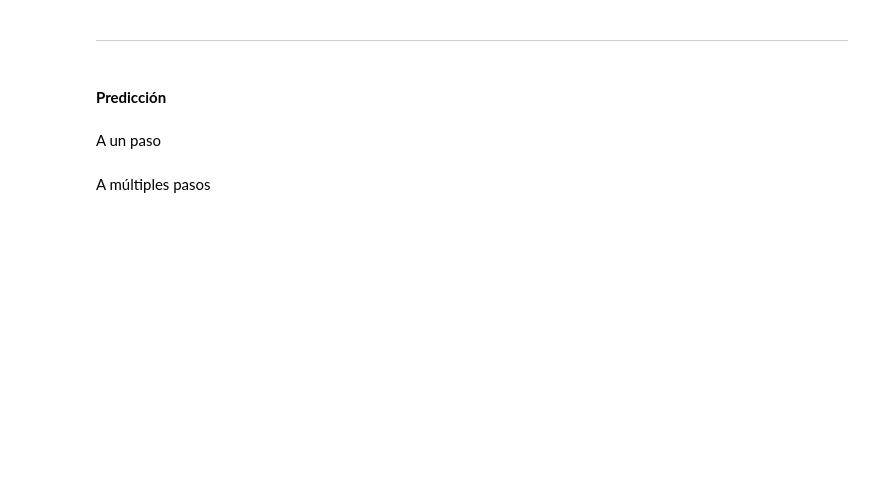
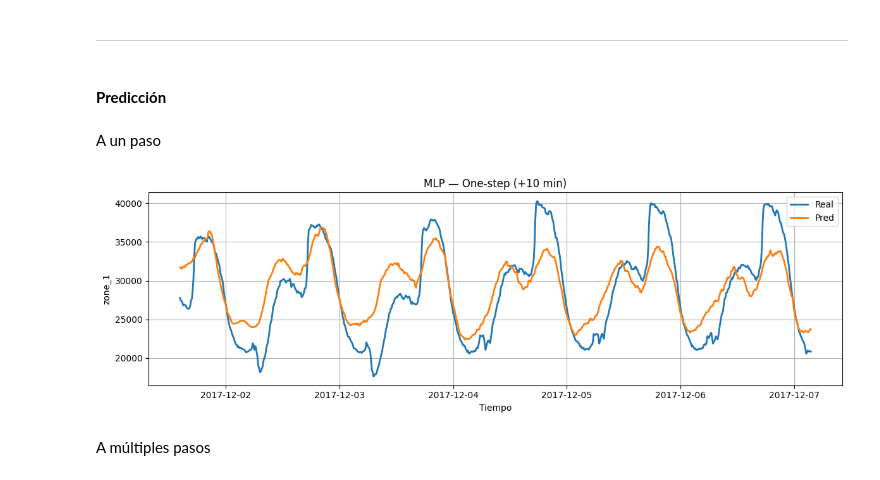
Before and after one commit to DCajiao/Time-series-forecast-of-energy-consumption-in-Tetouan-City, a Jupyter notebook: notebooks/03_MLP_modeling.ipynb, the cells around one changed output. Drawn from its saved outputs; the diff is of its cells as text; code cells hidden in the pictures; blank space fills up the shorter version.

Commit message:
Entrenamiento y Pronóstico del MLP

```diff
--- a/notebooks/03_MLP_modeling.ipynb
+++ b/notebooks/03_MLP_modeling.ipynb
@@ -46,0 +279,15 @@ Warning: total number of rows (52416) exceeds max_rows (20000). Limiting to firs
+# %%
+# Batch alto aprovecha vectorización; ajustar si RAM es limitada.
+
+start = time.time()
+history = mlp.fit(
+    Xtr2, ytr,
+    validation_data=(Xva2, yva),
+    epochs=400,
+    batch_size=1024,
+    verbose=2,
+    callbacks=cbs
+)
+end = time.time()
+training_time = end - start
+print(f"Tiempo de entrenamiento: {training_time:.2f}s")
@@ -50,5 +315,34 @@ Warning: total number of rows (52416) exceeds max_rows (20000). Limiting to firs
 #### **Predicción**
 # %% [markdown]
 A un paso
+# %%
+# =========================
+# PRONÓSTICO A 1 PASO — One-step (+10 min)
+# =========================
+# Fundamento:
+# - Cada fila de Xva2/Xte2 representa la ventana aplanada (1008 * F) que termina en t.
+# - El MLP predice y_hat(t+1) en escala normalizada (mismo setup que ensambles).
+# - No hay retroalimentación de predicciones aquí (no es necesario en one-step).
+
+# Predicciones (escala normalizada)
+y_pred_val_mlp = mlp.predict(Xva2, batch_size=4096, verbose=0).reshape(-1)
+y_pred_te_mlp  = mlp.predict(Xte2, batch_size=4096, verbose=0).reshape(-1)
+
+# Invertir a escala real para métricas interpretables (WAPE/sMAPE)
+y_val_inv_mlp      = inverse_target(yva, scalers)
+y_pred_val_inv_mlp = inverse_target(y_pred_val_mlp, scalers)
+y_te_inv_mlp       = inverse_target(yte, scalers)
+y_pred_te_inv_mlp  = inverse_target(y_pred_te_mlp, scalers)
+
+# (Opcional) Tramo temporal para graficar en TEST
+start = HISTORY_WINDOW + SHIFT_ONE_STEP - 1
+idx_seg = test_df.index[start : start + len(y_te_inv_mlp)]
+
+plot_segment(
+    idx_seg[:800], y_te_inv_mlp[:800], y_pred_te_inv_mlp[:800],
+    title="MLP — One-step (+10 min)", target_name=TARGET_COL
+)
+# %% [output]
+[figure, added]
 # %% [markdown]
 A múltiples pasos
```
Also changed, not shown: parts of 14 cells of this notebook.
